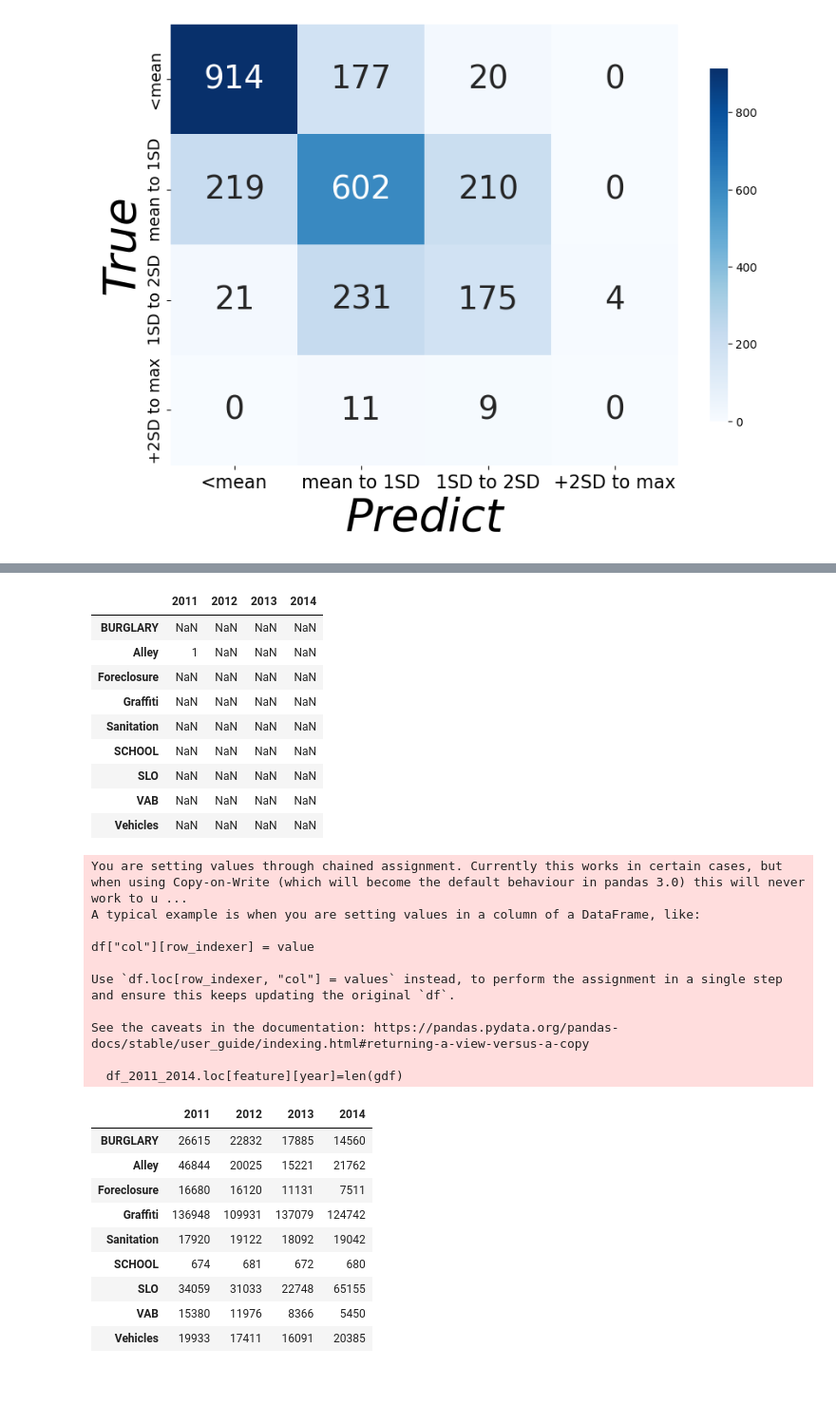
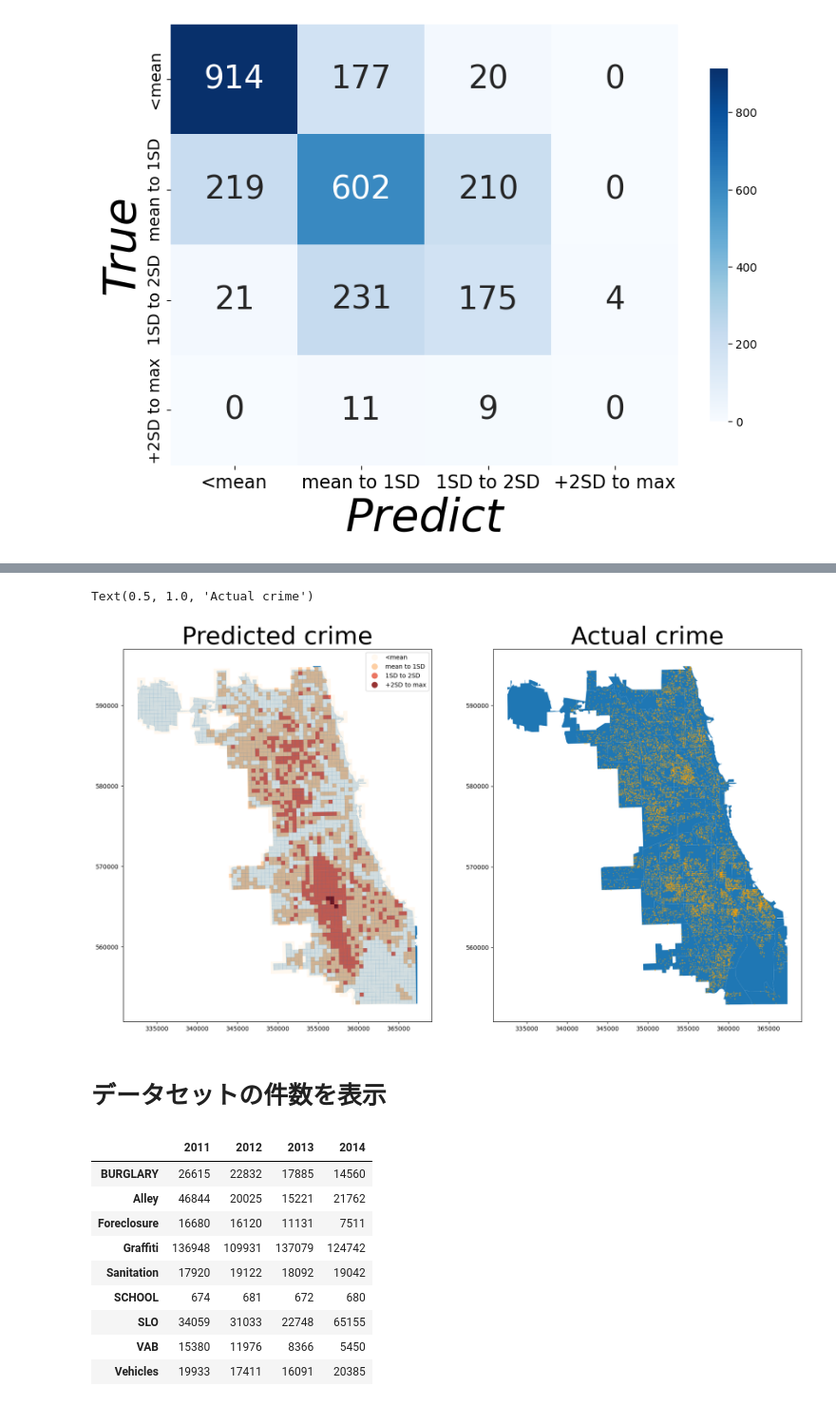
Before and after one commit to kyo-hsmt/portfolio, a Jupyter notebook: featureGDF_2011_13.ipynb, the cells around one changed output, grey strips where cells are left out. Shown at 95% size. Saved outputs shown, nothing was run; the diff lists cells and outputs as text; code cells hidden in the pictures.

```diff
--- a/featureGDF_2011_13.ipynb
+++ b/featureGDF_2011_13.ipynb
@@ -248,2 +245,3 @@ df_cmx
 # %%
-gdf = gpd.read_file('/root/workdir/data/RTM/gdf/gdf_BURGLARY_2013.geojson')
+gdf_BURGLARY_2014 = gpd.read_file('/root/workdir/data/RTM/gdf/gdf_BURGLARY_2014.geojson')
+gdf_chicago = gpd.read_file('/root/workdir/data/RTM/gdf/chicago.geojson').to_crs(epsg=26971)
@@ -271,36 +248,24 @@ gdf.plot(ax=ax,markersize=0.8, alpha=0.2, color='orange')
+# %%
+fig, axes = plt.subplots(1,2, figsize=(20,12))
+gdf_chicago.plot(ax=axes[0])
+gdf_grid_x_test.plot(ax=axes[0], column="crime_pred_ctg", legend=True, alpha=0.8, cmap='OrRd')
+axes[0].set_title("Predicted crime", fontsize=40)
+gdf_chicago.plot(ax=axes[1])
+gdf_BURGLARY_2014.plot(ax=axes[1],markersize=1, alpha=0.3, color='orange' )
+axes[1].set_title("Actual crime", fontsize=40)
+# %% [output]
+Text(0.5, 1.0, 'Actual crime')
+[figure, added]
+# %% [markdown]
+# データセットの件数を表示
 # %%
 gdf_feature_list = ['BURGLARY', 'Alley', 'Foreclosure', 'Graffiti', 'Sanitation', 'SCHOOL', 'SLO', 'VAB', 'Vehicles']
-# gdf_feature_list = ['BURGLARY', 'Alley']
 df_2011_2014 = pd.DataFrame(columns=[2011, 2012, 2013, 2014], index=gdf_feature_list)
 df_2011_2014.loc['Alley', 2011]=1
-df_2011_2014
+for feature in gdf_feature_list:
+    for year in range(2011,2015):
+        gdf = gpd.read_file(f'/root/workdir/data/RTM/gdf/gdf_{feature}_{year}.geojson')
+        df_2011_2014.loc[feature, year]=len(gdf)
-# %% [output]
-|  | 2011 | 2012 | 2013 | 2014 |
-| BURGLARY | NaN | NaN | NaN | NaN |
-| Alley | 1 | NaN | NaN | NaN |
-| Foreclosure | NaN | NaN | NaN | NaN |
-| Graffiti | NaN | NaN | NaN | NaN |
-| Sanitation | NaN | NaN | NaN | NaN |
-| SCHOOL | NaN | NaN | NaN | NaN |
-| SLO | NaN | NaN | NaN | NaN |
-| VAB | NaN | NaN | NaN | NaN |
-| Vehicles | NaN | NaN | NaN | NaN |
-# %%
-for feature in gdf_feature_list:
-    for year in range(2011,2015):
-        gdf = gpd.read_file(f'/root/workdir/data/RTM/gdf/gdf_{feature}_{year}.geojson')
-        df_2011_2014.loc[feature, year]=len(gdf)
-# %% [output]
-You are setting values through chained assignment. Currently this works in certain cases, but when using Copy-on-Write (which will become the default behaviour in pandas 3.0) this will never work to u ...
-A typical example is when you are setting values in a column of a DataFrame, like:
-
-df["col"][row_indexer] = value
-
-Use `df.loc[row_indexer, "col"] = values` instead, to perform the assignment in a single step and ensure this keeps updating the original `df`.
-
-See the caveats in the documentation: https://pandas.pydata.org/pandas-docs/stable/user_guide/indexing.html#returning-a-view-versus-a-copy
-
-  df_2011_2014.loc[feature][year]=len(gdf)
 # %%
 df_2011_2014
 # %% [output]
```
Also changed, not shown: parts of 9 cells of this notebook, 1 other file.
